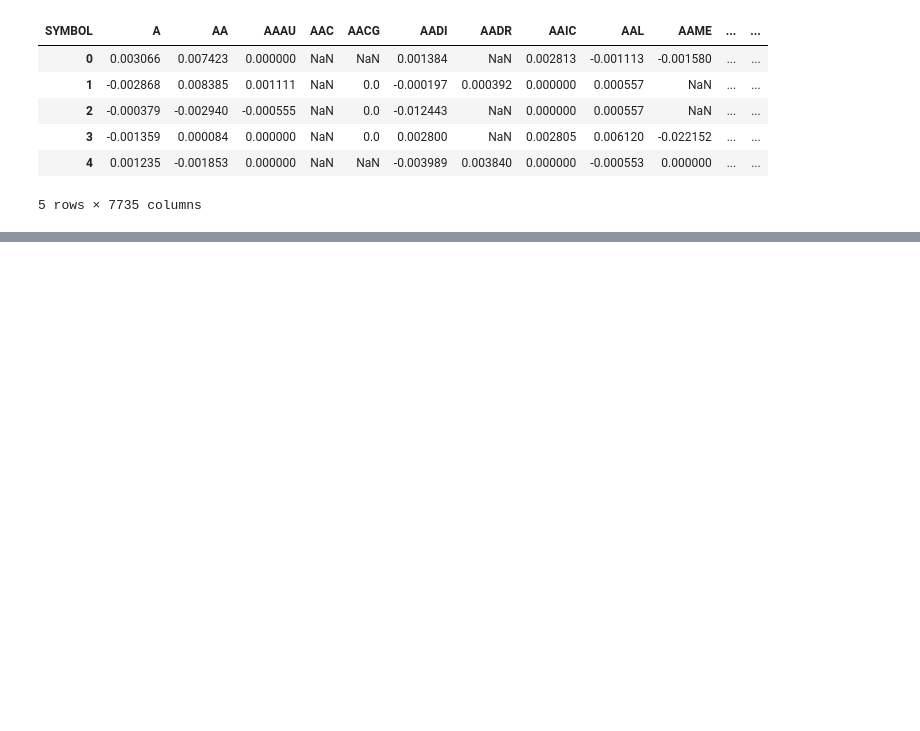
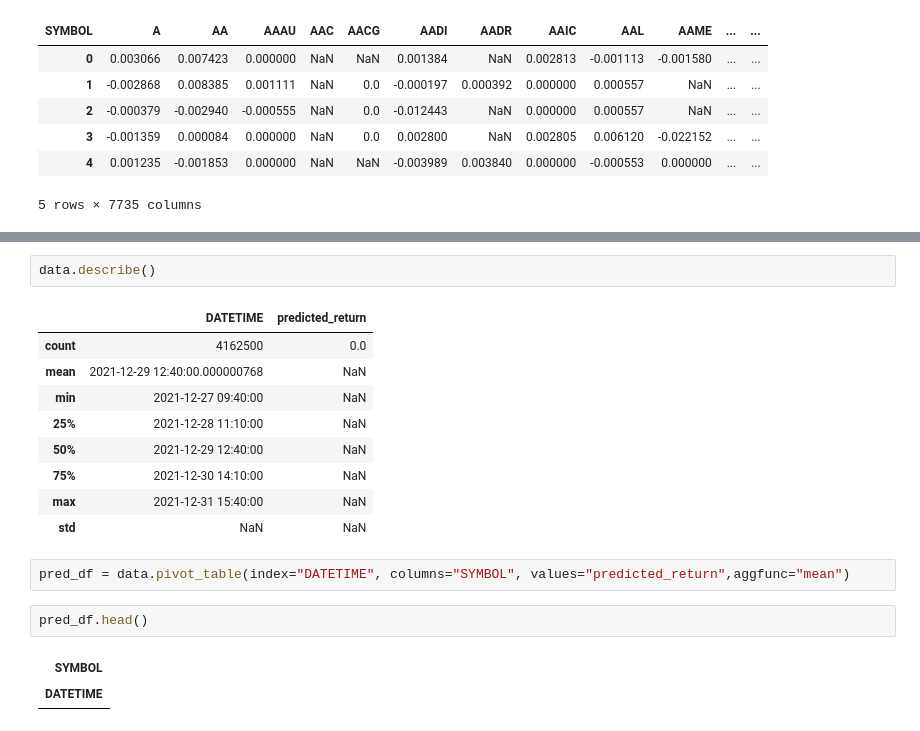
Before and after one commit to PipsCods/High-Frequency-Trading-with-Deep-Learning, a Jupyter notebook: src/notebooks/test_for_alex_leti.ipynb, the cells around one changed output, grey strips where cells are left out. Cells and saved outputs as stored; diff of their text form; blank space fills up the shorter version.

```diff
--- a/src/notebooks/test_for_alex_leti.ipynb
+++ b/src/notebooks/test_for_alex_leti.ipynb
@@ -182,0 +208,19 @@ actual_df.head()
+# %%
+data.describe()
+# %% [output]
+|  | DATETIME | predicted_return |
+| count | 4162500 | 0.0 |
+| mean | 2021-12-29 12:40:00.000000768 | NaN |
+| min | 2021-12-27 09:40:00 | NaN |
+| 25% | 2021-12-28 11:10:00 | NaN |
+| 50% | 2021-12-29 12:40:00 | NaN |
+| 75% | 2021-12-30 14:10:00 | NaN |
+| max | 2021-12-31 15:40:00 | NaN |
+| std | NaN | NaN |
+# %%
+pred_df = data.pivot_table(index="DATETIME", columns="SYMBOL", values="predicted_return",aggfunc="mean")
+# %%
+pred_df.head()
+# %% [output]
+| SYMBOL |
+| DATETIME |
```
Also changed, not shown: parts of 5 cells of this notebook, 3 other files.
